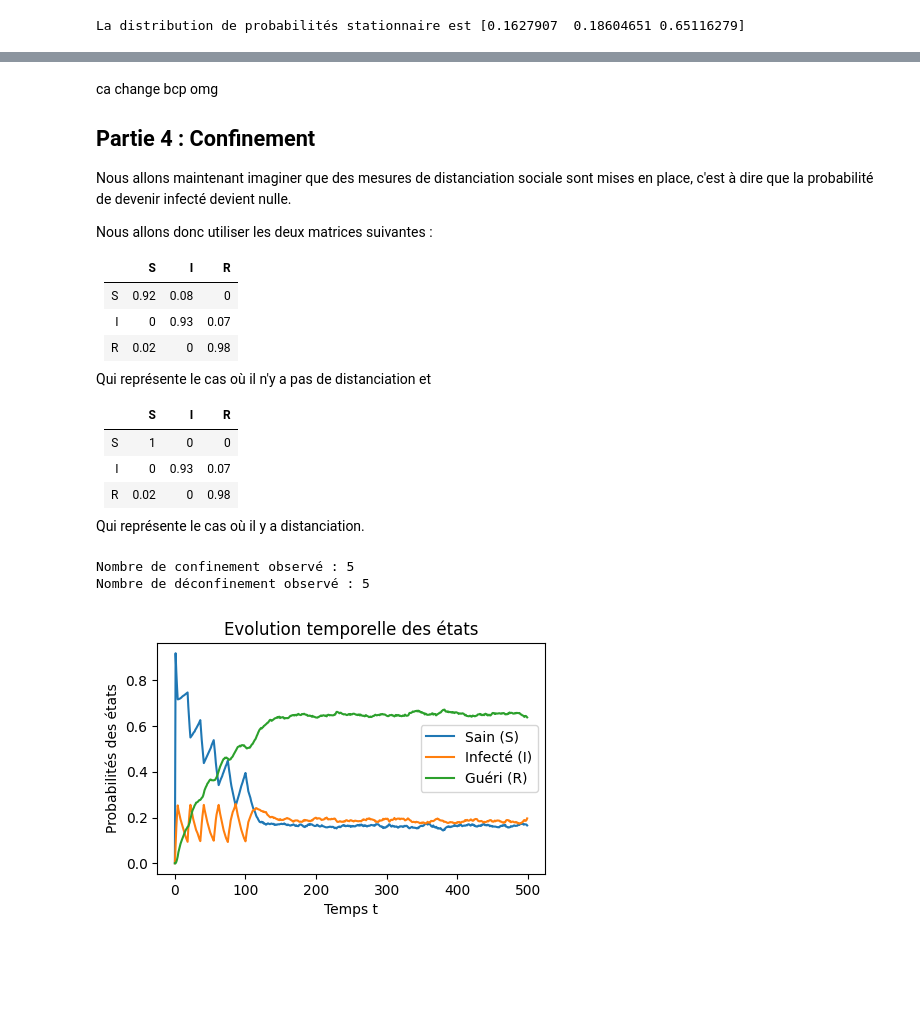
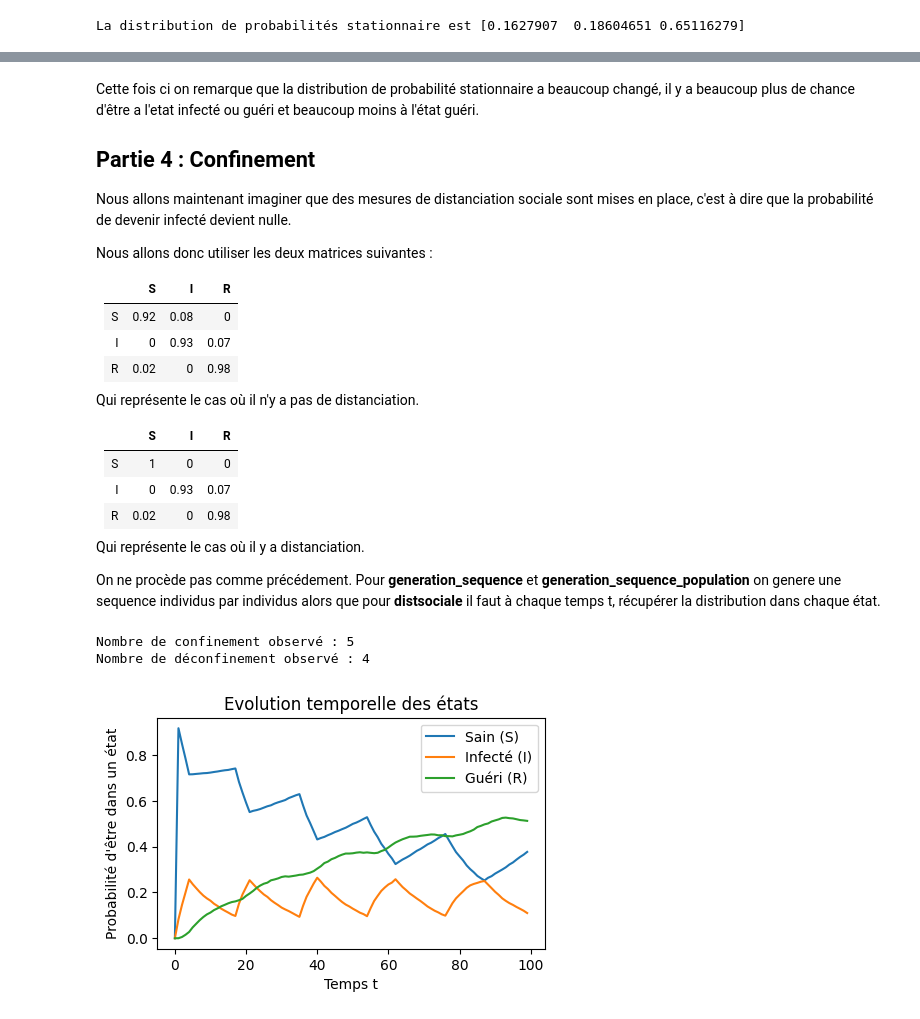
Before and after one commit to yokyann/epidemiologie, a Jupyter notebook: projet.ipynb, the cells around one changed output, grey strips where cells are left out. Saved outputs shown, nothing was run; the diff lists cells and outputs as text; code cells hidden in the pictures; blank space fills up the shorter version.

```diff
--- a/projet.ipynb
+++ b/projet.ipynb
@@ -838,24 +832,10 @@ print(A)
 print("La distribution de probabilités stationnaire est", stationnaire(A,pi0))
 
 T = np.arange(150)
-pit = np.zeros((150, 3))
+pi_t = np.zeros((150, 3))
 for i in range(0, 150):
-    pit[i] = distribution(pi0,A,i)
-graph(T, pit,"Evolution temporelle des états")
-
-
-
-
-B = np.array([[.5, .5, .0], [.0, .93, .07], [.5, .0, .5]])
-print(B)
-
-print("La distribution de probabilités stationnaire est", stationnaire(B,pi0))
-
-T = np.arange(150)
-pit = np.zeros((150, 3))
-for i in range(0, 150):
-    pit[i] = distribution(pi0,B,i)
-graph(T, pit,"Evolution temporelle des états")
+    pi_t[i] = distribution(pi0,A,i)
+graph(T, pi_t,"Evolution temporelle théorique des états", "Temps t","Probabilité d'être dans un état")
 # %% [output]
 [[0.92 0.08 0.  ]
  [0.   0.93 0.07]
@@ -870,5 +845,5 @@ La distribution de probabilités stationnaire est [0.109375 0.78125  0.109375]
 # %% [markdown]
-ca change bcp omg
+Cette fois ci on remarque que la distribution de probabilité stationnaire a beaucoup changé, il y a beaucoup plus de chance d'être a l'etat infecté ou guéri et beaucoup moins à l'état guéri.
 
 
 ## Partie 4 : Confinement
@@ -884,7 +859,7 @@ Nous allons donc utiliser les deux matrices suivantes :
 |I   | 0 | 0.93 |0.07|
 |R   |  0.02 |  0  |0.98|
 
-Qui représente le cas où il n'y a pas de distanciation et
+Qui représente le cas où il n'y a pas de distanciation.
 
 
 |  |S | I | R |
@@ -894,54 +869,71 @@ Qui représente le cas où il n'y a pas de distanciation et
 |R   |  0.02 |  0  |0.98|
 
 Qui représente le cas où il y a distanciation.
+
+
+On ne procède pas comme précédement. Pour **generation_sequence** et **generation_sequence_population** on genere une sequence individus par individus alors que pour **distsociale** il faut à chaque temps t, récupérer la distribution dans chaque état.
 # %%
 Confinement = np.array([[1, .0, .0], [.0, .93, .07], [.02, .0, .98]])
 Deconfinement = np.array([[0.92, .08, .0], [.0, .93, .07], [.02, .0, 0.98]])
 
 def distsociale(matconf,matdeconf,pi,t,n):
+    #Simule un cas ou il y a un confinement et un deconfinement
+
+    #On débute avec un deconfinement
     mat = matdeconf.copy()
+
+    #Initialisation des variables
     res = np.zeros((t,3))
     seq = np.zeros((n,t))
+
+    #Compteur pour le nombre de confinement et de deconfinement
     nbconf = 0
     nbdeconf = 0
 
     for i in range(1,t):
         for j in range(n):
+            #Tout les individus sont à sain au départ
             if i == 1:
                 seq[j][0] = 0
+
+            #On choisit l'état suivant en fonction de l'état précédent
             seq[j][i] = np.random.choice([0.,1.,2.],1, p=mat[int(seq[j][i-1])])
 
+            #On compte le nombre de sain, infecté et rétabli
             if seq[j][i] == 0:
                 res[i][0]+=1
             if seq[j][i] == 1:
                 res[i][1]+=1
             if seq[j][i] == 2:
                 res[i][2]+=1
+
+        #On divise afin d'obtenir un pourcentage
         res[i]/=n
 
+        #Si on est en confinement et que la proportion d'infecté est inférieur à 10% alors il y a déconfinement
         if np.array_equal(mat, matconf):
             if res[i][1] <= 0.1:
                 # print("deconfinement")
                 nbdeconf+=1
                 mat = matdeconf.copy()
+        #Sinon si on est en deconfinement et si la proportion d'infecté est supérieur à 25% alors il y a confinement
         else:
             if res[i][1] >=0.25:
                 nbconf+=1
                 # print("confinement")
                 mat = matconf.copy()
 
 
 
 
     print("Nombre de confinement observé :", nbconf)
     print("Nombre de déconfinement observé :", nbdeconf)
 
     return res
 
-# distsociale(Confinement,Deconfinement,pi0,150,5000)
-T = np.arange(500)
-graph(T, distsociale(Confinement,Deconfinement,pi0,500,5000),"Evolution temporelle des états")
+T = np.arange(100)
+graph(T, distsociale(Confinement,Deconfinement,pi0,100,5000),"Evolution temporelle des états", "Temps t","Probabilité d'être dans un état")
 # %% [output]
 Nombre de confinement observé : 5
-Nombre de déconfinement observé : 5
+Nombre de déconfinement observé : 4
-[figure, old version]
+[figure, new version]
```
Also changed, not shown: parts of 43 cells of this notebook.
